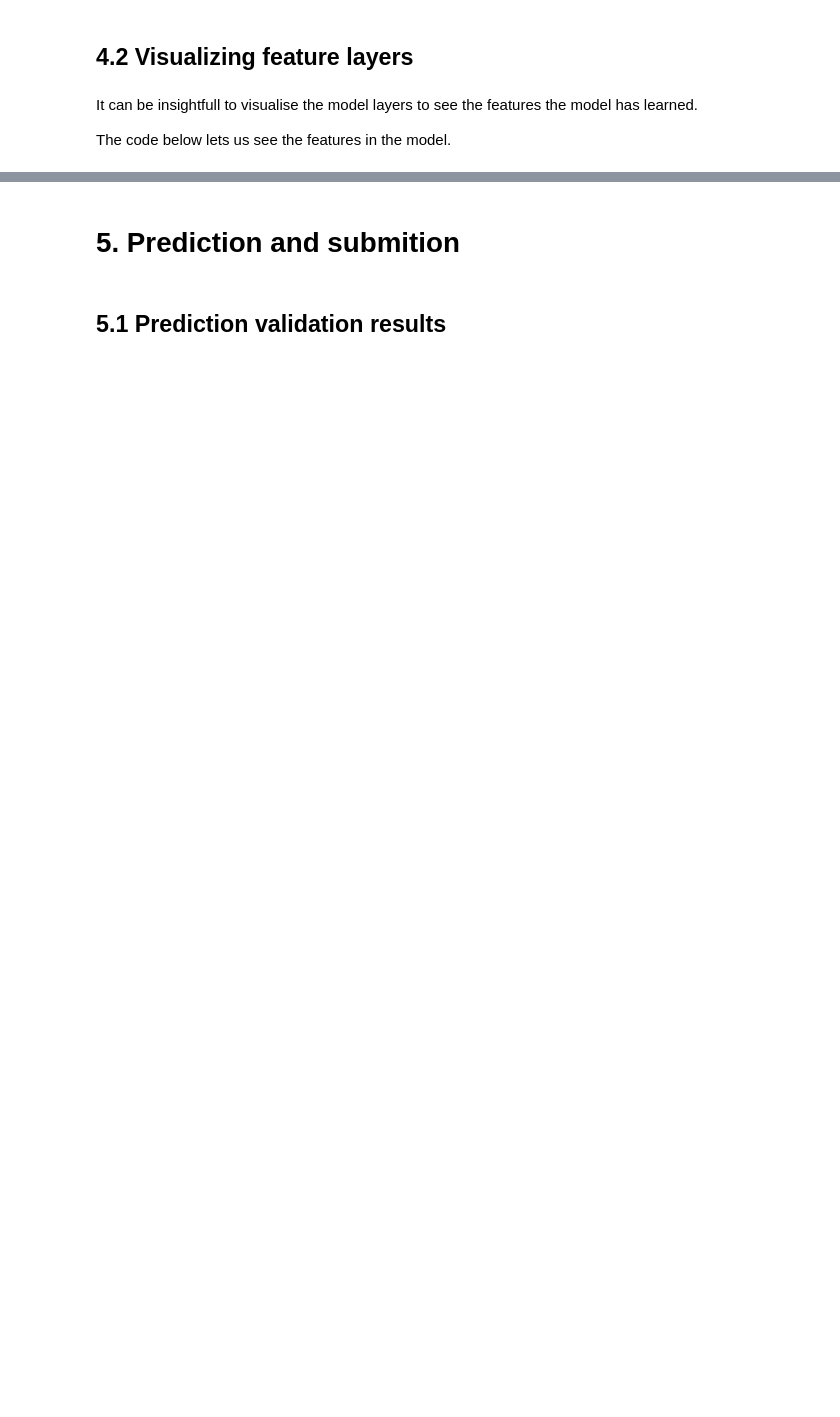
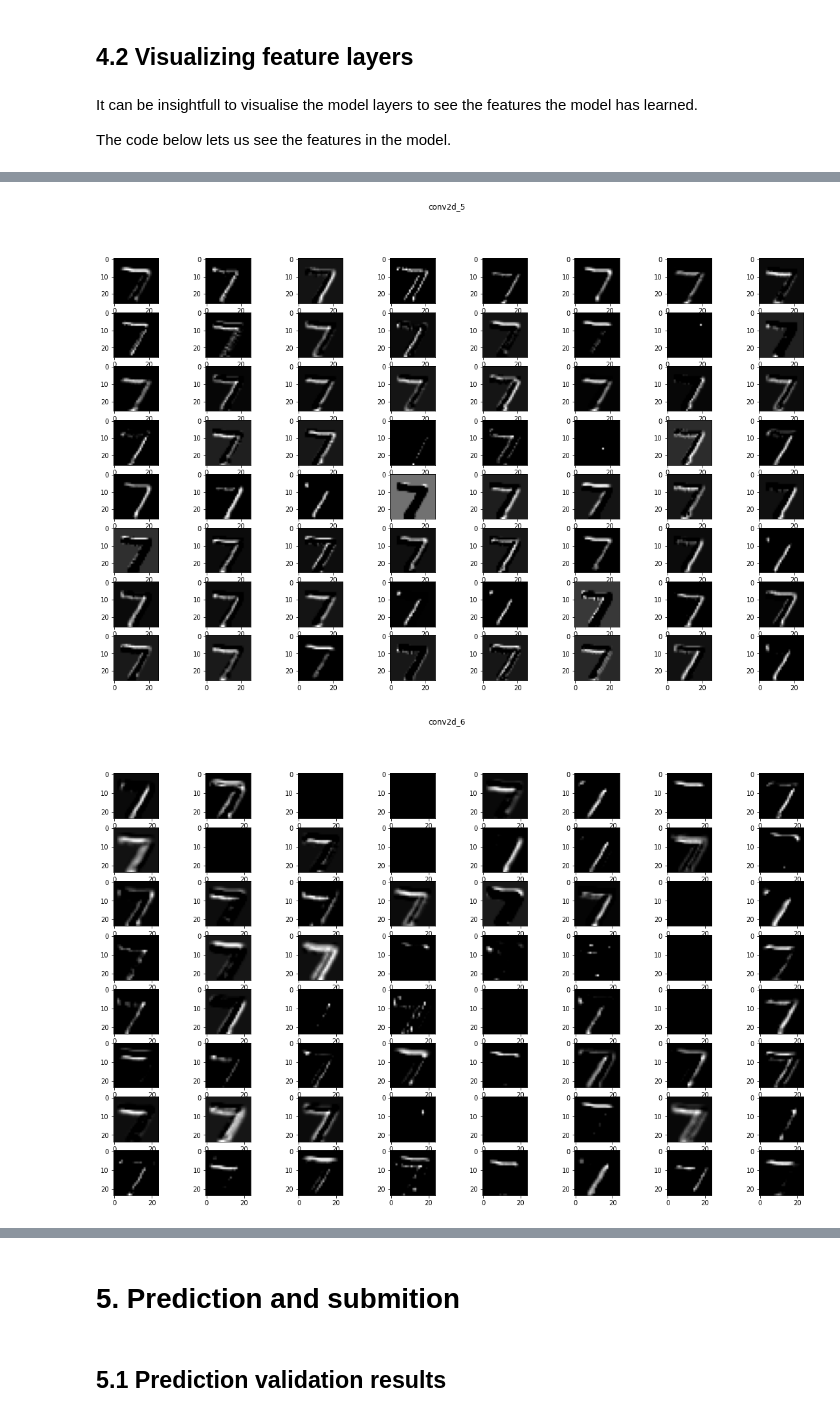
Before and after one commit to acntech/workshop-supervised-learning, a Jupyter notebook: workshop-notebook.ipynb, the cells around one changed output, grey strips where cells are left out. Saved outputs shown, nothing was run; the diff lists cells and outputs as text; code cells hidden in the pictures; blank space fills up the shorter version.

```diff
--- a/workshop-notebook.ipynb
+++ b/workshop-notebook.ipynb
@@ -257,18 +270,3 @@ legend = ax[1].legend(loc='best', shadow=True)
 It can be insightfull to visualise the model layers to see the features the model has learned.
 
 The code below lets us see the features in the model.
-# %%
-fig = plt.figure(figsize=(10, 10)) # Set Figure
-
-y_pred = model.predict(X_test) # Predict encoded label as 2 => [0, 0, 1, 0, 0, 0, 0, 0, 0, 0]
-
-Y_pred = np.argmax(y_pred, 1) # Decode Predicted labels
-Y_test = np.argmax(y_test, 1) # Decode labels
-
-mat = confusion_matrix(Y_test, Y_pred) # Confusion matrix
-
-# Plot Confusion matrix
-sns.heatmap(mat.T, square=True, annot=True, cbar=False, cmap=plt.cm.Blues)
-plt.xlabel('Predicted Values')
-plt.ylabel('True Values');
-plt.show();
@@ -274,0 +293,8 @@ plt.show();
+# %%
+for index, (layer_name, feature_map) in enumerate(zip(layer_names, feature_maps)):
+  if len(feature_map.shape) == 4:
+
+    display_activation(feature_map,layer_name, 8, 8)
+# %% [output]
+[figure, added]
+[figure, added]
```
Also changed, not shown: parts of 11 cells of this notebook.
